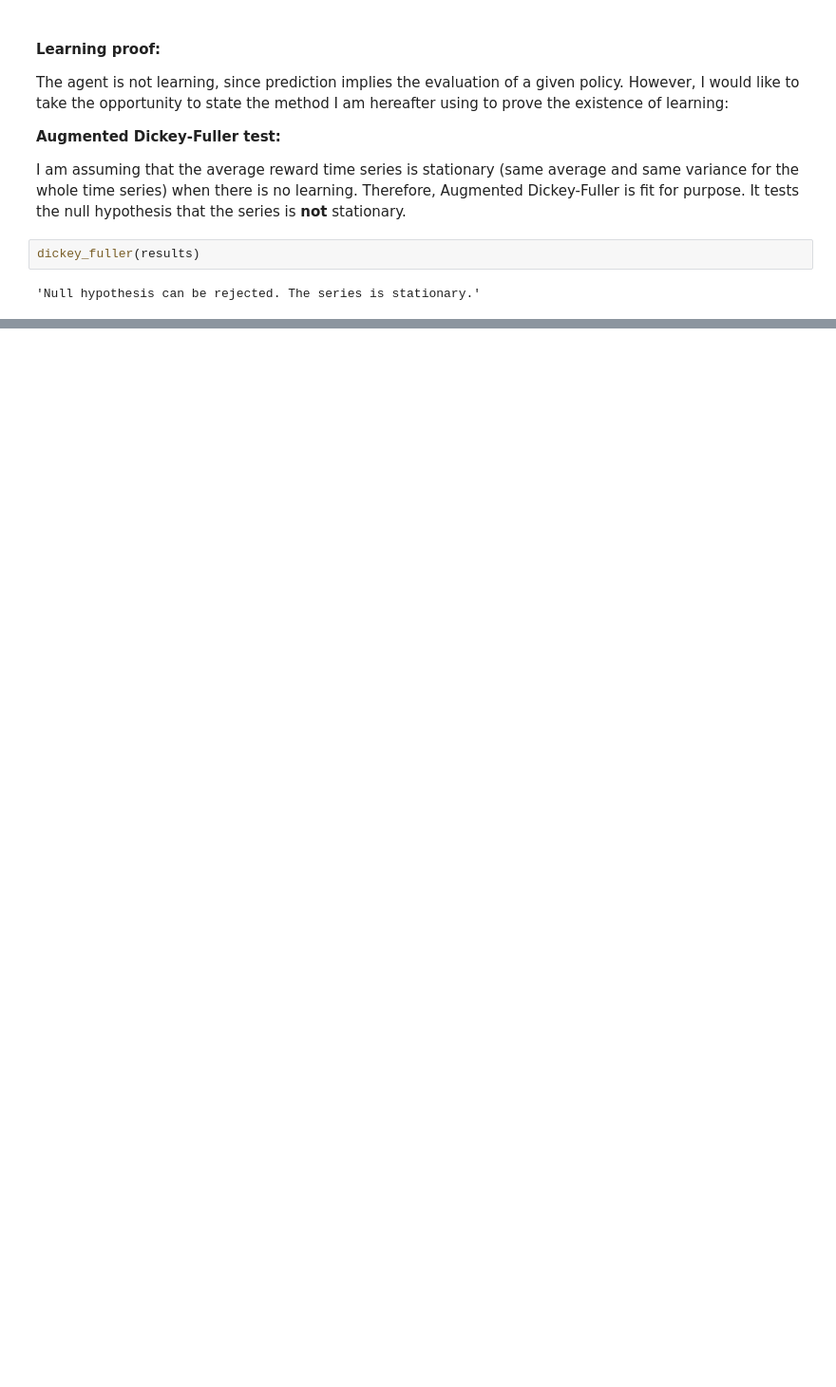
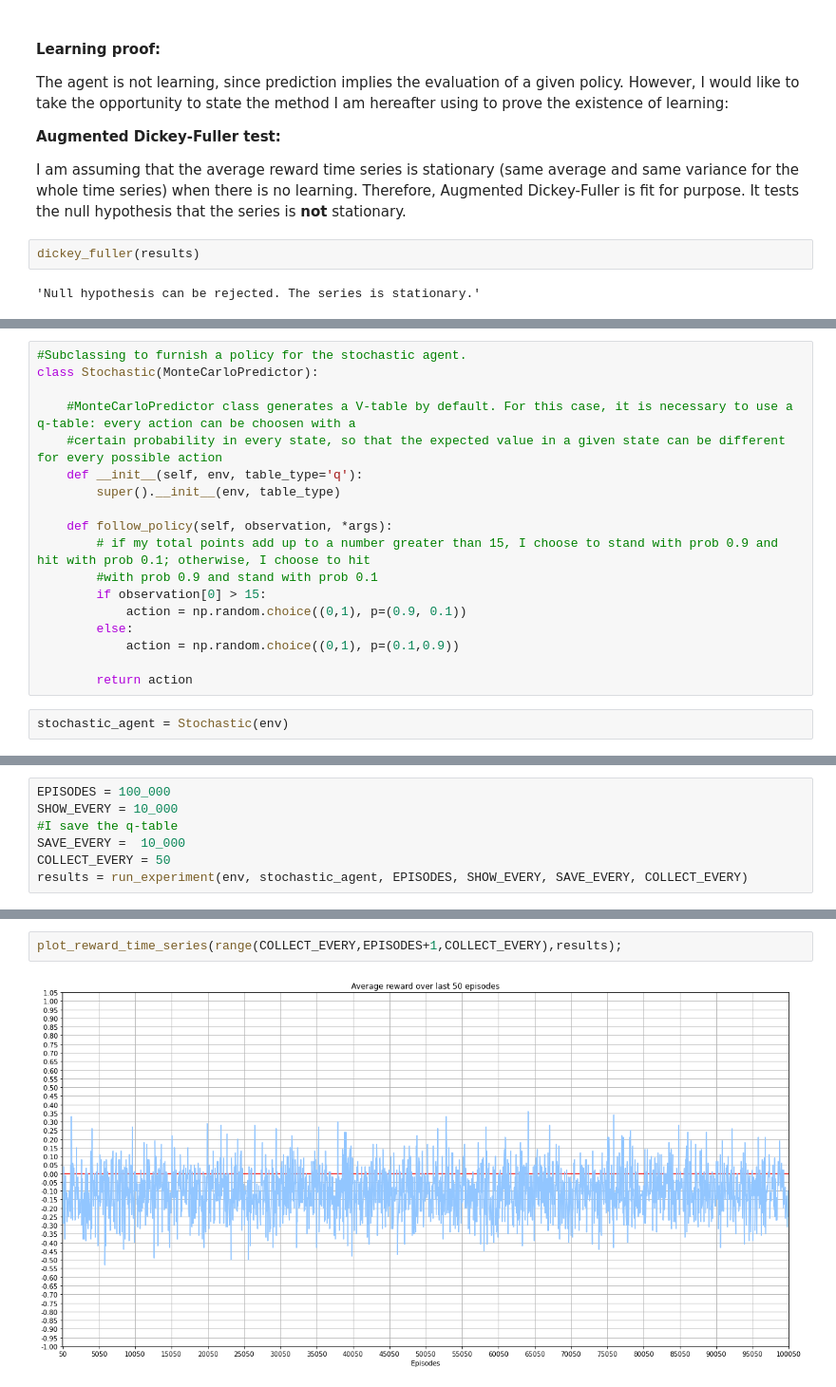
Before and after one commit to Xavi-Linux/Fatjack, a Jupyter notebook: Montecarlo.ipynb, the cells around one changed output, grey strips where cells are left out. Shown: that part at 95% size. Cells and saved outputs as stored; diff of their text form; blank space fills up the shorter version.

Commit message:
Still in Montecarlo Notebook

```diff
--- a/Montecarlo.ipynb
+++ b/Montecarlo.ipynb
@@ -412,0 +450,20 @@ dtype: float64
+# %%
+#Subclassing to furnish a policy for the stochastic agent.
+class Stochastic(MonteCarloPredictor):
+
+    #MonteCarloPredictor class generates a V-table by default. For this case, it is necessary to use a q-table: every action can be choosen with a
+    #certain probability in every state, so that the expected value in a given state can be different for every possible action
+    def __init__(self, env, table_type='q'):
+        super().__init__(env, table_type)
+
+    def follow_policy(self, observation, *args):
+        # if my total points add up to a number greater than 15, I choose to stand with prob 0.9 and hit with prob 0.1; otherwise, I choose to hit
+        #with prob 0.9 and stand with prob 0.1
+        if observation[0] > 15:
+            action = np.random.choice((0,1), p=(0.9, 0.1))
+        else:
+            action = np.random.choice((0,1), p=(0.1,0.9))
+
+        return action
+# %%
+stochastic_agent = Stochastic(env)
@@ -412,0 +475,7 @@ dtype: float64
+# %%
+EPISODES = 100_000
+SHOW_EVERY = 10_000
+#I save the q-table
+SAVE_EVERY =  10_000
+COLLECT_EVERY = 50
+results = run_experiment(env, stochastic_agent, EPISODES, SHOW_EVERY, SAVE_EVERY, COLLECT_EVERY)
@@ -412,0 +500,4 @@ dtype: float64
+# %%
+plot_reward_time_series(range(COLLECT_EVERY,EPISODES+1,COLLECT_EVERY),results);
+# %% [output]
+[figure, added]
```
Also changed, not shown: parts of 17 cells of this notebook.
